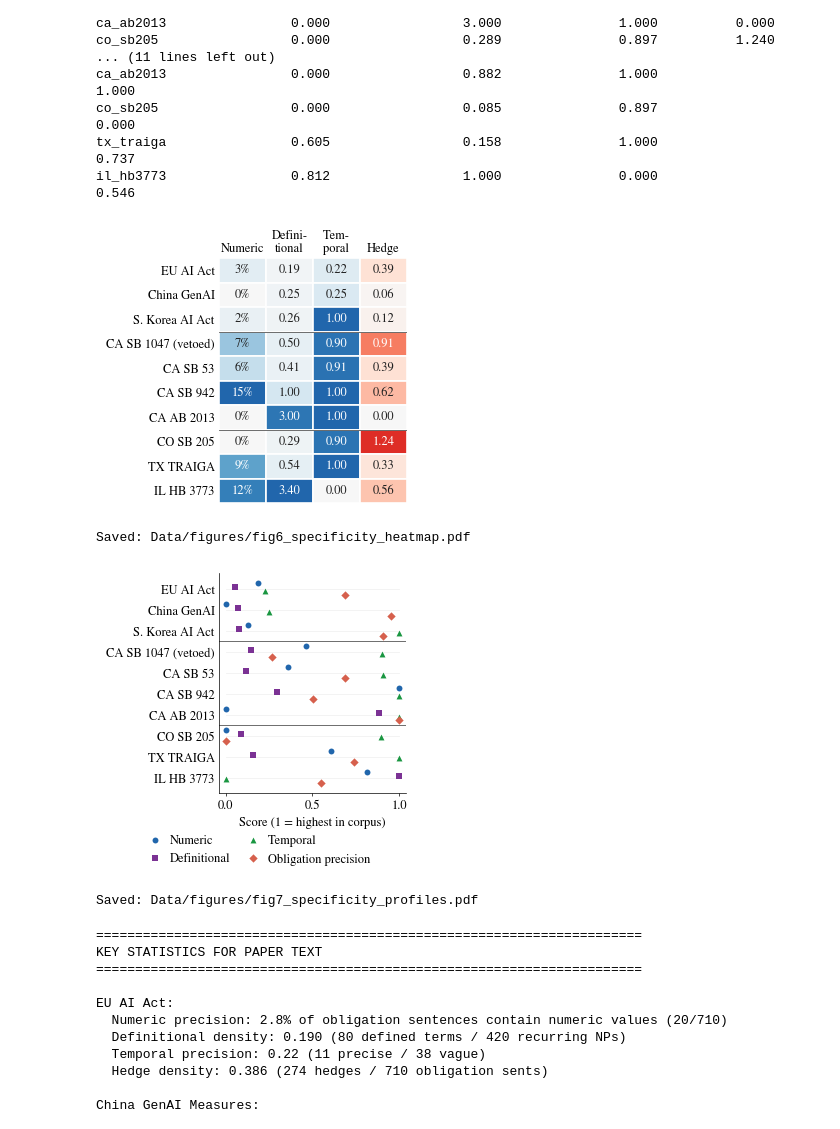
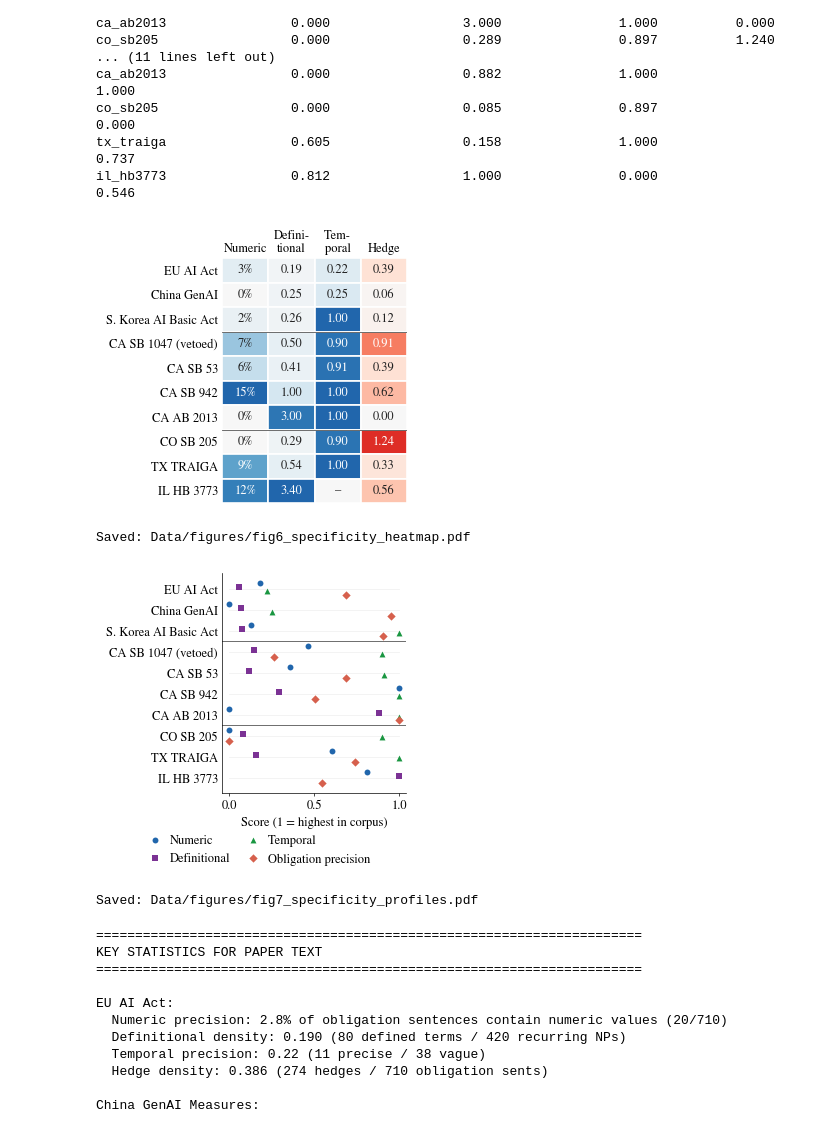
Before and after one commit to ps-research/The-Language-of-AI-Liability, a Jupyter notebook: Regulatory_Specificity_Index.ipynb, the cells around one changed output. Drawn from its saved outputs; the diff is of its cells as text; code cells hidden in the pictures.

```diff
--- a/Regulatory_Specificity_Index.ipynb
+++ b/Regulatory_Specificity_Index.ipynb
@@ -392,7 +392,7 @@ plt.rcParams.update({
     "figure.constrained_layout.use": True, "figure.constrained_layout.w_pad": 0.01, "figure.constrained_layout.h_pad": 0.01,
 })
 
-LABEL = {"eu_ai_act": "EU AI Act", "china_genai": "China GenAI", "south_korea": "S. Korea AI Act",
+LABEL = {"eu_ai_act": "EU AI Act", "china_genai": "China GenAI", "south_korea": "S. Korea AI Basic Act",
          "ca_sb1047": "CA SB 1047 (vetoed)", "ca_sb53": "CA SB 53", "ca_sb942": "CA SB 942",
          "ca_ab2013": "CA AB 2013", "co_sb205": "CO SB 205", "tx_traiga": "TX TRAIGA", "il_hb3773": "IL HB 3773"}
 TIER = {l: (0 if i < 3 else 1 if i < 7 else 2) for i, l in enumerate(LAW_ORDER)}
@@ -445,6 +445,7 @@ def stacked(ax, rows, cats, colors, labels, min_label=18, ncol=2, label_cats=Non
 # ── Figure 6: specificity per law (paper) ──
 S = np.array([[numeric_results[l]["ratio"], definitional_results[l]["density"],
                temporal_results[l]["ratio"], hedge_results[l]["density"]] for l in LAW_ORDER])
+NO_TEMP = [temporal_results[l]["precise"] + temporal_results[l]["vague"] == 0 for l in LAW_ORDER]  # no temporal markers
 fig, ax = plt.subplots(figsize=(W, 2.75))
 cpos = LinearSegmentedColormap.from_list("p", ["#f7f7f7", "#d1e5f0", "#4393c3", "#2166ac"])
 cneg = LinearSegmentedColormap.from_list("n", ["#f7f7f7", "#fee0d2", "#fc9272", "#de2d26"])
@@ -452,8 +453,9 @@ for j in range(4):
     colmax = S[:, j].max()
     for i in range(10):
         f = S[i, j] / colmax if colmax else 0
+        na = j == 2 and NO_TEMP[i]
         ax.add_patch(plt.Rectangle((j - .5, i - .5), 1, 1, fc=(cneg if j == 3 else cpos)(f), ec="white", lw=1.2))
-        ax.text(j, i, f"{S[i, j]:.0%}" if j == 0 else f"{S[i, j]:.2f}", ha="center", va="center",
+        ax.text(j, i, "\u2013" if na else f"{S[i, j]:.0%}" if j == 0 else f"{S[i, j]:.2f}", ha="center", va="center",
                 color="white" if f > 0.55 else "#222222")
 ax.set_xlim(-.5, 3.5); ax.set_ylim(9.5, -.5)
 ax.set_xticks(range(4), ["Numeric", "Defini-\ntional", "Tem-\nporal", "Hedge"])
@@ -462,28 +464,29 @@ for s in ax.spines.values(): s.set_visible(False)
 dividers(ax)
 save(fig, "fig6_specificity_heatmap.pdf")
 # %% [output]
-[figure, old version]
+[figure, new version]
 Saved: Data/figures/fig6_specificity_heatmap.pdf
 # %%
 # ── Figure 7: specificity profiles (paper) ──
 max_h = S[:, 3].max()
 prof = np.column_stack([S[:, 0], S[:, 1], S[:, 2], 1 - S[:, 3] / max_h])
-prof = prof / prof.max(0)
+prof[NO_TEMP, 2] = np.nan  # no temporal markers: no point
+prof = prof / np.nanmax(prof, 0)
 DIM = [("Numeric", "o", "#2166ac"), ("Definitional", "s", "#7b3294"), ("Temporal", "^", "#1a9641"),
        ("Obligation precision", "D", "#d6604d")]
 fig, ax = plt.subplots(figsize=(W, 3.0))
 off = [-0.27, -0.09, 0.09, 0.27]
 for k, (name, m, c) in enumerate(DIM):
     ax.scatter(prof[:, k], Y + off[k], marker=m, s=18, color=c, label=name, zorder=3, lw=0)
 for i in Y:
     ax.plot([0, 1], [i, i], color="#eeeeee", lw=0.5, zorder=1)
 ax.set_yticks(Y, YL); ax.invert_yaxis(); ax.set_xlim(-0.04, 1.04)
 ax.set_xlabel("Score (1 = highest in corpus)")
 dividers(ax); tidy(ax)
 fig.legend(loc="outside lower center", ncol=2, frameon=False, handletextpad=0.2, columnspacing=0.8)
 save(fig, "fig7_specificity_profiles.pdf")
 # %% [output]
-[figure, old version]
+[figure, new version]
 Saved: Data/figures/fig7_specificity_profiles.pdf
 # %%
 # ── Cell 9: Key statistics for paper text ──
```
Also changed, not shown: parts of 1 cell of this notebook, 11 other files.
